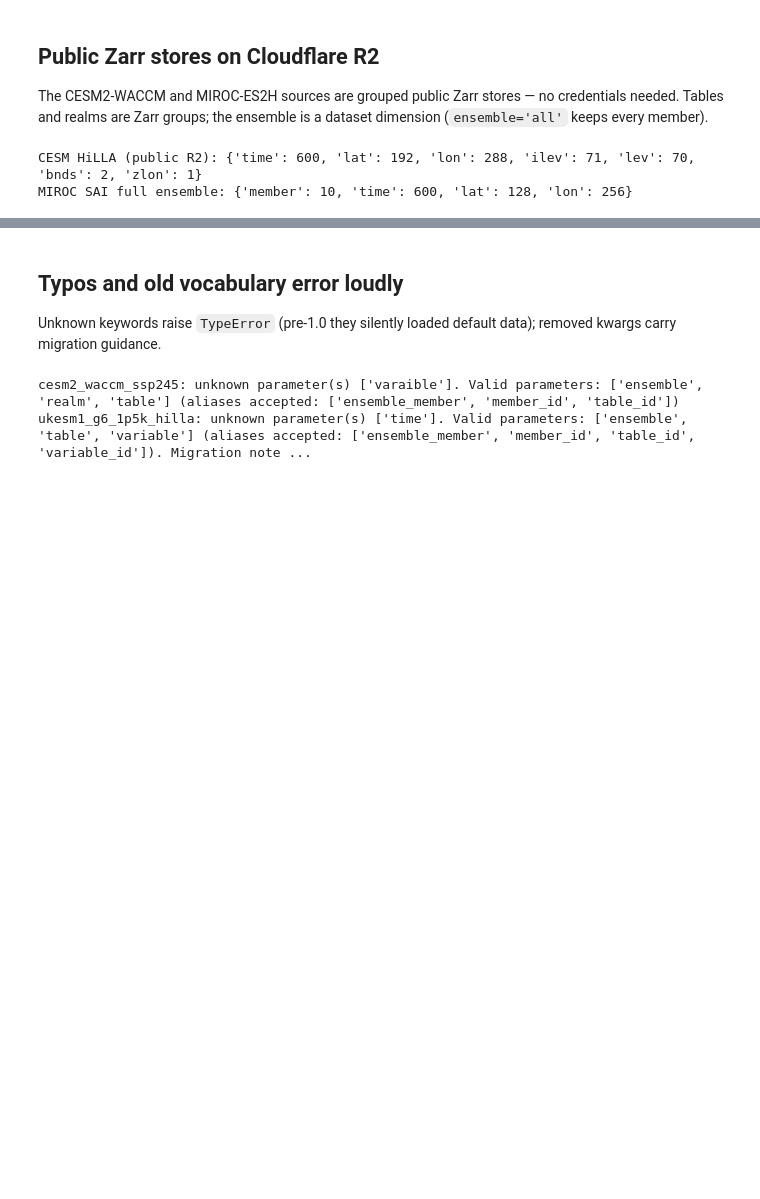
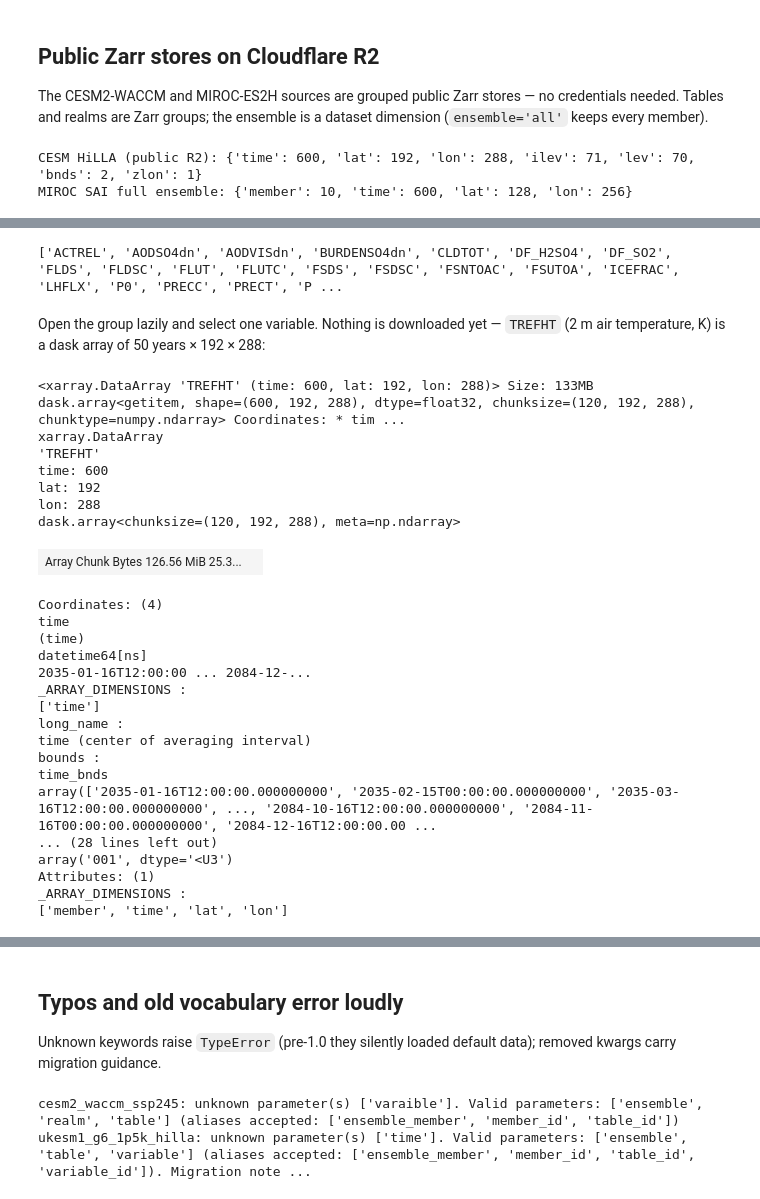
Before and after one commit to ReflectiveCloud/reflective-data-catalog, a Jupyter notebook: Example.ipynb, the cells around one changed output, grey strips where cells are left out. Drawn from its saved outputs; the diff is of its cells as text; code cells hidden in the pictures; blank space fills up the shorter version.

```diff
--- a/Example.ipynb
+++ b/Example.ipynb
@@ -171,0 +190,37 @@ MIROC SAI full ensemble: {'member': 10, 'time': 600, 'lat': 128, 'lon': 256}
+# %%
+table, realm = 'Amon', 'atmos_2d'   # monthly surface fields
+print(src.list_variables(table=table, realm=realm))
+# %% [output]
+['ACTREL', 'AODSO4dn', 'AODVISdn', 'BURDENSO4dn', 'CLDTOT', 'DF_H2SO4', 'DF_SO2', 'FLDS', 'FLDSC', 'FLUT', 'FLUTC', 'FSDS', 'FSDSC', 'FSNTOAC', 'FSUTOA', 'ICEFRAC', 'LHFLX', 'P0', 'PRECC', 'PRECT', 'P ...
+# %% [markdown]
+Open the group lazily and select one variable. Nothing is downloaded yet — `TREFHT` (2 m air temperature, K) is a dask array of 50 years × 192 × 288:
+# %%
+ds = catalog.cesm2_waccm_g6_1p5k_hilla(table=table, realm=realm, ensemble='r1').to_dask()
+tas = ds['TREFHT']
+tas
+# %% [output]
+<xarray.DataArray 'TREFHT' (time: 600, lat: 192, lon: 288)> Size: 133MB dask.array<getitem, shape=(600, 192, 288), dtype=float32, chunksize=(120, 192, 288), chunktype=numpy.ndarray> Coordinates: * tim ...
+xarray.DataArray
+'TREFHT'
+time: 600
+lat: 192
+lon: 288
+dask.array<chunksize=(120, 192, 288), meta=np.ndarray>
+| Array Chunk Bytes 126.56 MiB 25.3... |  |
+Coordinates: (4)
+time
+(time)
+datetime64[ns]
+2035-01-16T12:00:00 ... 2084-12-...
+_ARRAY_DIMENSIONS :
+['time']
+long_name :
+time (center of averaging interval)
+bounds :
+time_bnds
+array(['2035-01-16T12:00:00.000000000', '2035-02-15T00:00:00.000000000', '2035-03-16T12:00:00.000000000', ..., '2084-10-16T12:00:00.000000000', '2084-11-16T00:00:00.000000000', '2084-12-16T12:00:00.00 ...
+... (28 lines left out)
+array('001', dtype='<U3')
+Attributes: (1)
+_ARRAY_DIMENSIONS :
+['member', 'time', 'lat', 'lon']
```
Also changed, not shown: parts of 5 cells of this notebook, 5 other files.
